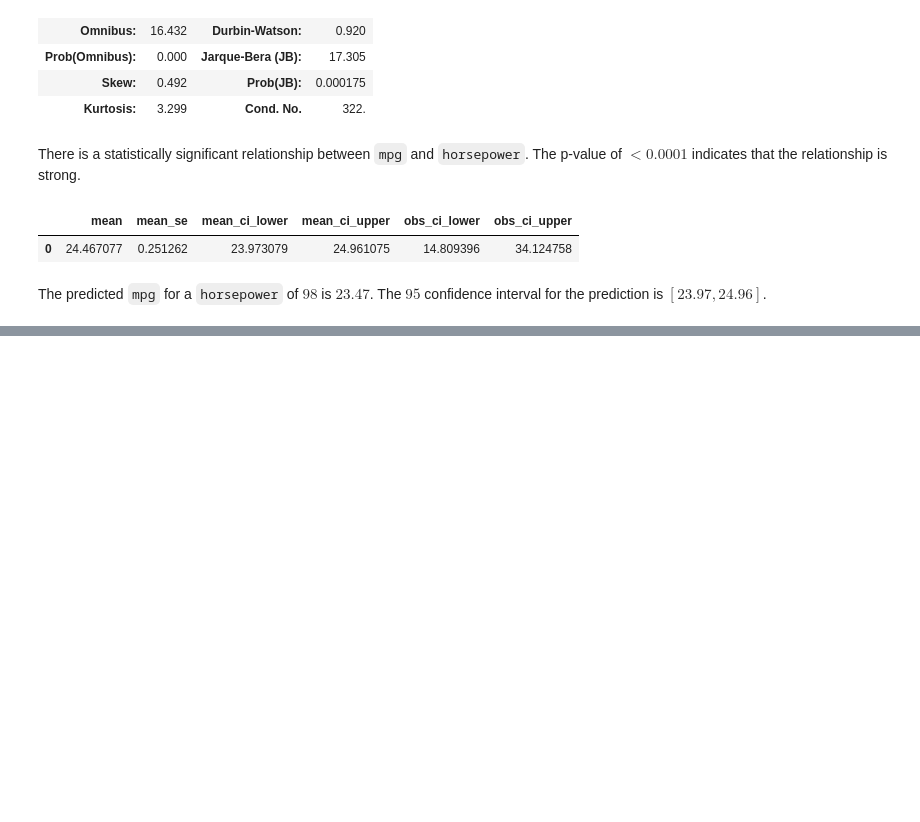
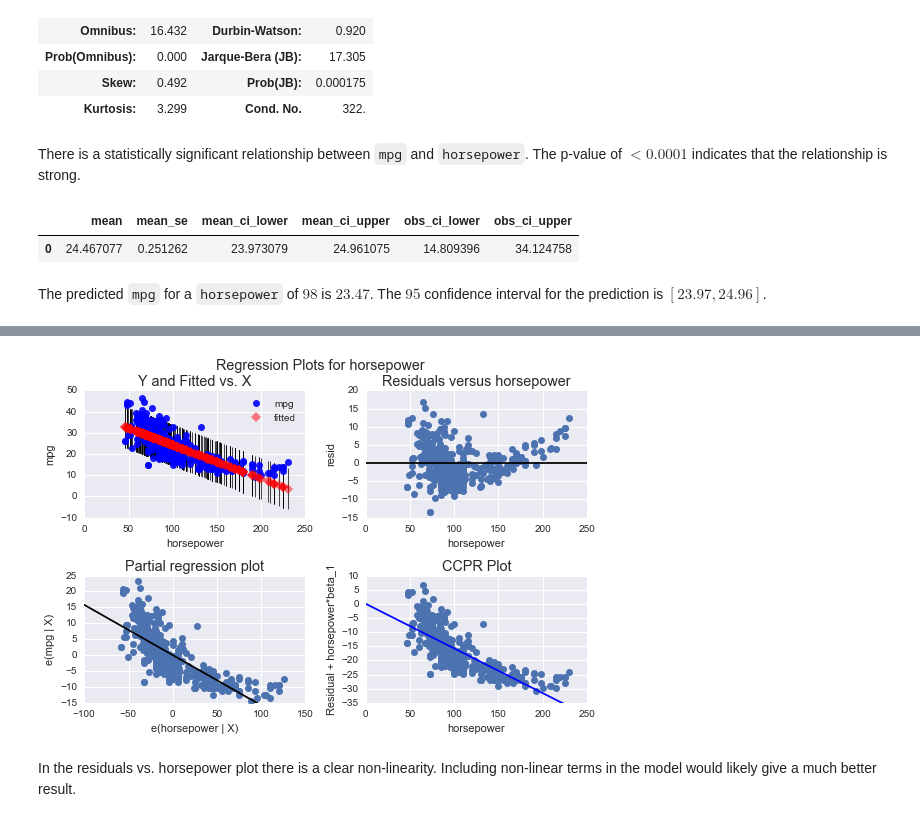
Before and after one commit to kjoshi/ISL, a Jupyter notebook: chapter3/3.7_Exercises.ipynb, the cells around one changed output, grey strips where cells are left out. Drawn from its saved outputs; the diff is of its cells as text; code cells hidden in the pictures; blank space fills up the shorter version.

```diff
--- a/chapter3/3.7_Exercises.ipynb
+++ b/chapter3/3.7_Exercises.ipynb
@@ -218,0 +228,6 @@ plt.plot(X_new.horsepower, preds, color='red')
+# %%
+fig = smp.plot_regress_exog(res1, "horsepower")
+# %% [output]
+[figure, added]
+# %% [markdown]
+In the residuals vs. horsepower plot there is a clear non-linearity. Including non-linear terms in the model would likely give a much better result.
```
Also changed, not shown: parts of 85 cells of this notebook.
